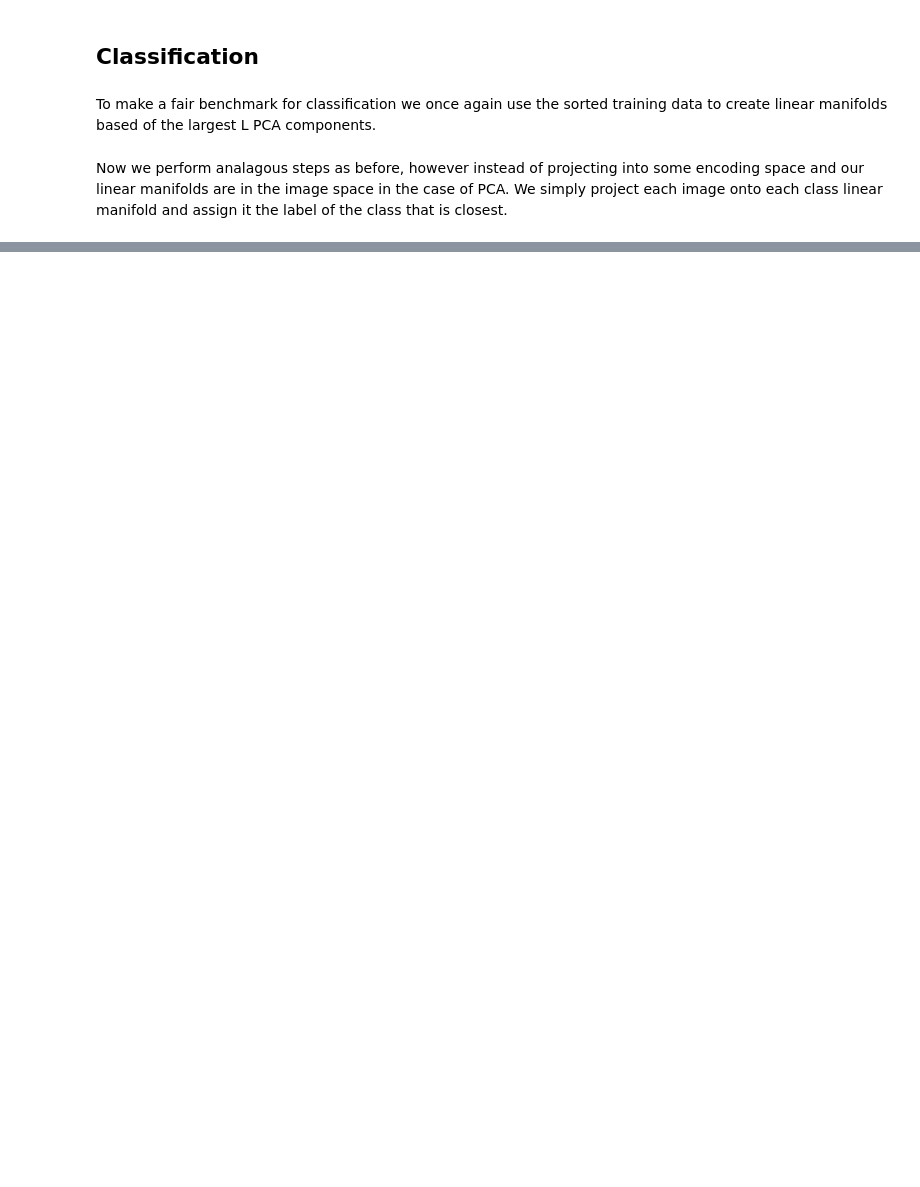
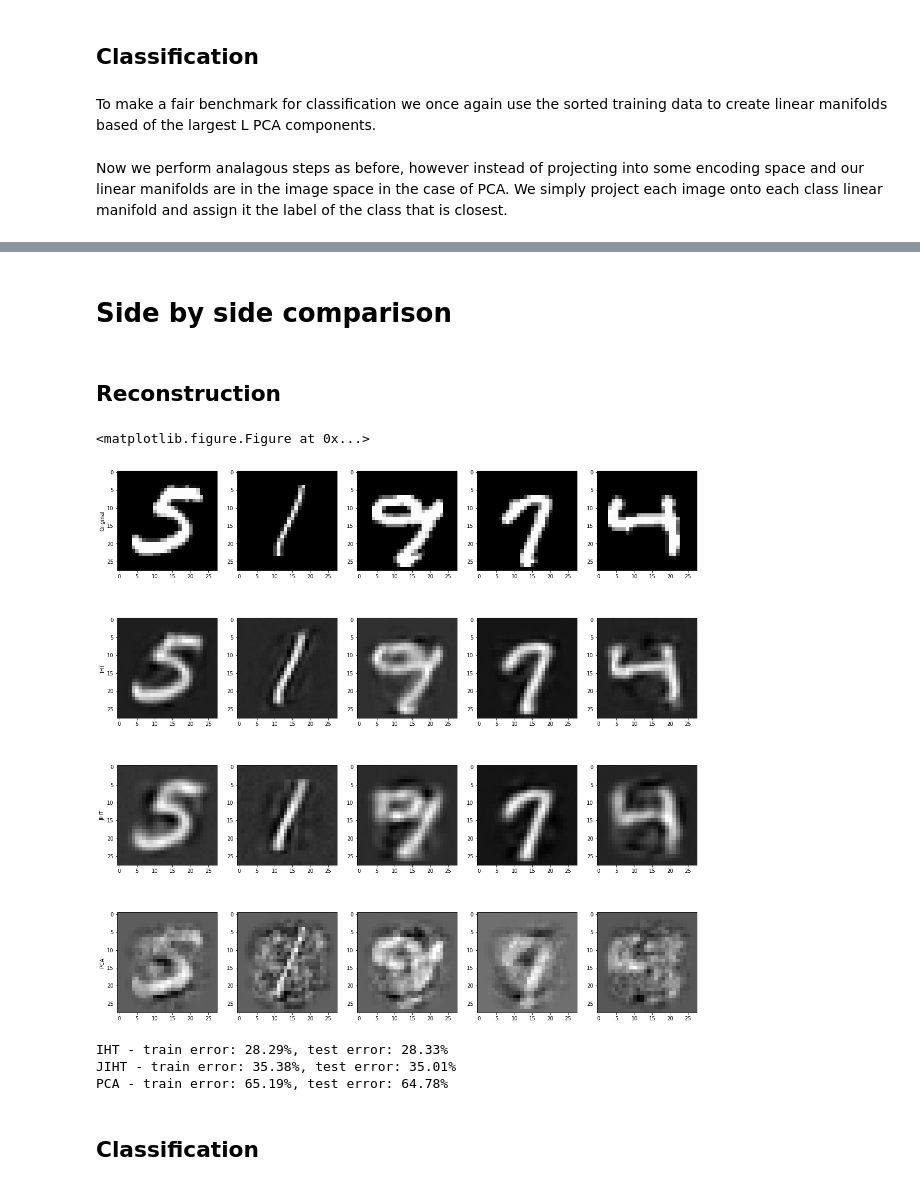
Before and after one commit to mm5110/sparse-structures-for-classification, a Jupyter notebook: dev/hypothesis_test.ipynb, the cells around one changed output, grey strips where cells are left out. Drawn from its saved outputs; the diff is of its cells as text; code cells hidden in the pictures; blank space fills up the shorter version.

```diff
--- a/dev/hypothesis_test.ipynb
+++ b/dev/hypothesis_test.ipynb
@@ -392,0 +392,48 @@ PCA classification error rate via the projection method:  7.6 %
+# %% [markdown]
+# Side by side comparison
+# %% [markdown]
+## Reconstruction
+# %%
+N_TEST_IMG = 5
+
+fig = plt.figure(figsize=(5, 4))
+plt.figure(figsize=(20,20))
+view_data = Variable(b_test_x.view(-1, 28*28).type(torch.FloatTensor)/255.)
+view_data = view_data.to(device)
+
+for i in range(N_TEST_IMG):
+    plt.subplot(4,N_TEST_IMG,i+1)
+    plt.imshow(np.reshape(view_data.cpu().data.numpy()[i], (28, 28)), cmap='gray')
+    if i == 0:
+        plt.ylabel("Original")
+
+for i in range(N_TEST_IMG):
+    plt.subplot(4,N_TEST_IMG,i+6)
+    plt.imshow(np.reshape(iht_test_decoded.cpu().data.numpy()[i], (28, 28)), cmap='gray')
+    if i == 0:
+        plt.ylabel("IHT")
+
+for i in range(N_TEST_IMG):
+    plt.subplot(4,N_TEST_IMG,i+11)
+    plt.imshow(np.reshape(jiht_test_decoded.cpu().data.numpy()[i], (28, 28)), cmap='gray')
+    if i == 0:
+        plt.ylabel("JIHT")
+
+for i in range(N_TEST_IMG):
+    plt.subplot(4,N_TEST_IMG,i+16)
+    plt.imshow(np.reshape(pca_test_decoded[i], (28, 28)), cmap='gray')
+    if i == 0:
+        plt.ylabel("PCA")
+# %% [output]
+<matplotlib.figure.Figure at 0x...>
+[figure, added]
+# %%
+print("IHT - train error: {a:.2f}%, test error: {b:.2f}%".format(a=100*errIHT_train[-1], b=100*errIHT_test[-1]))
+print("JIHT - train error: {a:.2f}%, test error: {b:.2f}%".format(a=100*errJIHT_train[-1], b=100*errJIHT_test[-1]))
+print("PCA - train error: {a:.2f}%, test error: {b:.2f}%".format(a=100*pca_train_error, b=100*pca_test_error))
+# %% [output]
+IHT - train error: 28.29%, test error: 28.33%
+JIHT - train error: 35.38%, test error: 35.01%
+PCA - train error: 65.19%, test error: 64.78%
+# %% [markdown]
+## Classification
```
Also changed, not shown: parts of 12 cells of this notebook.
